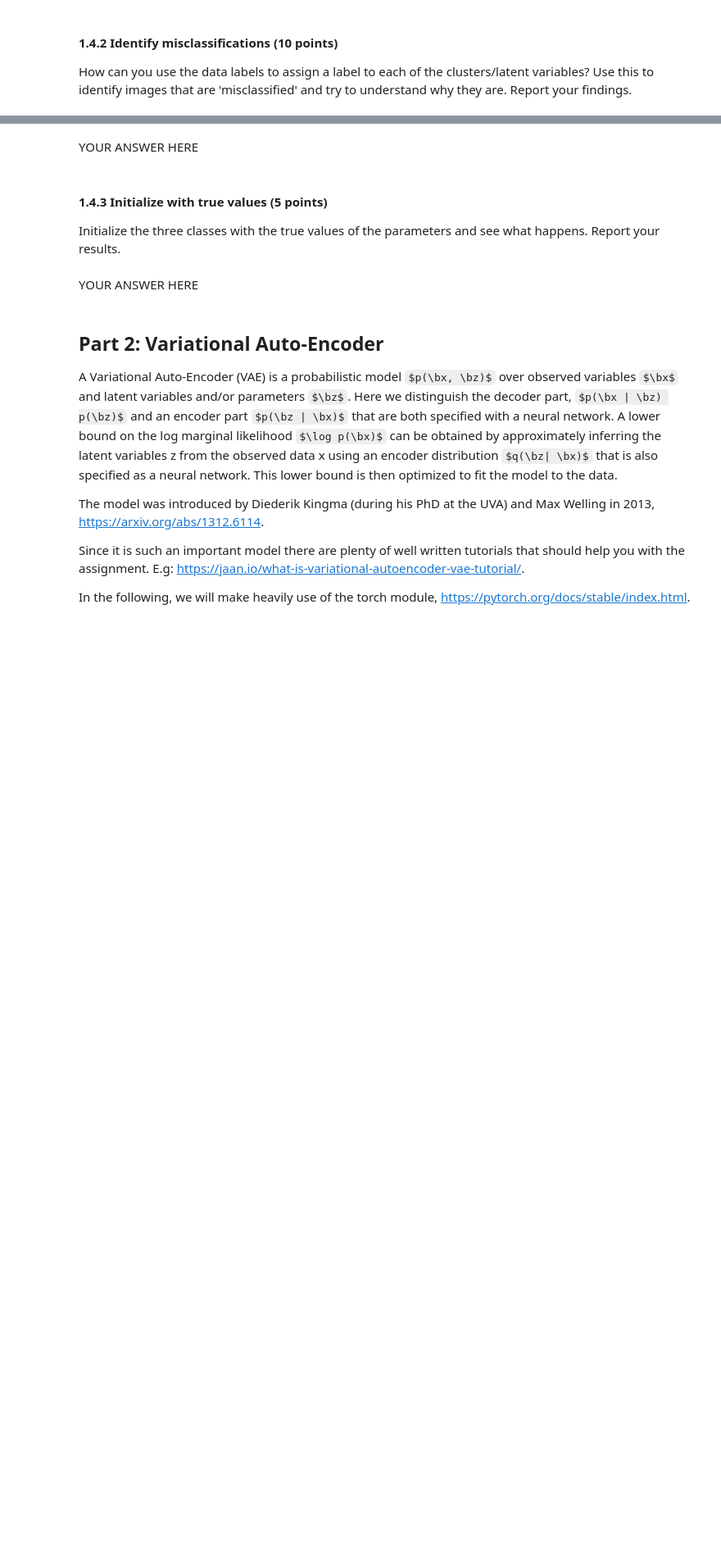
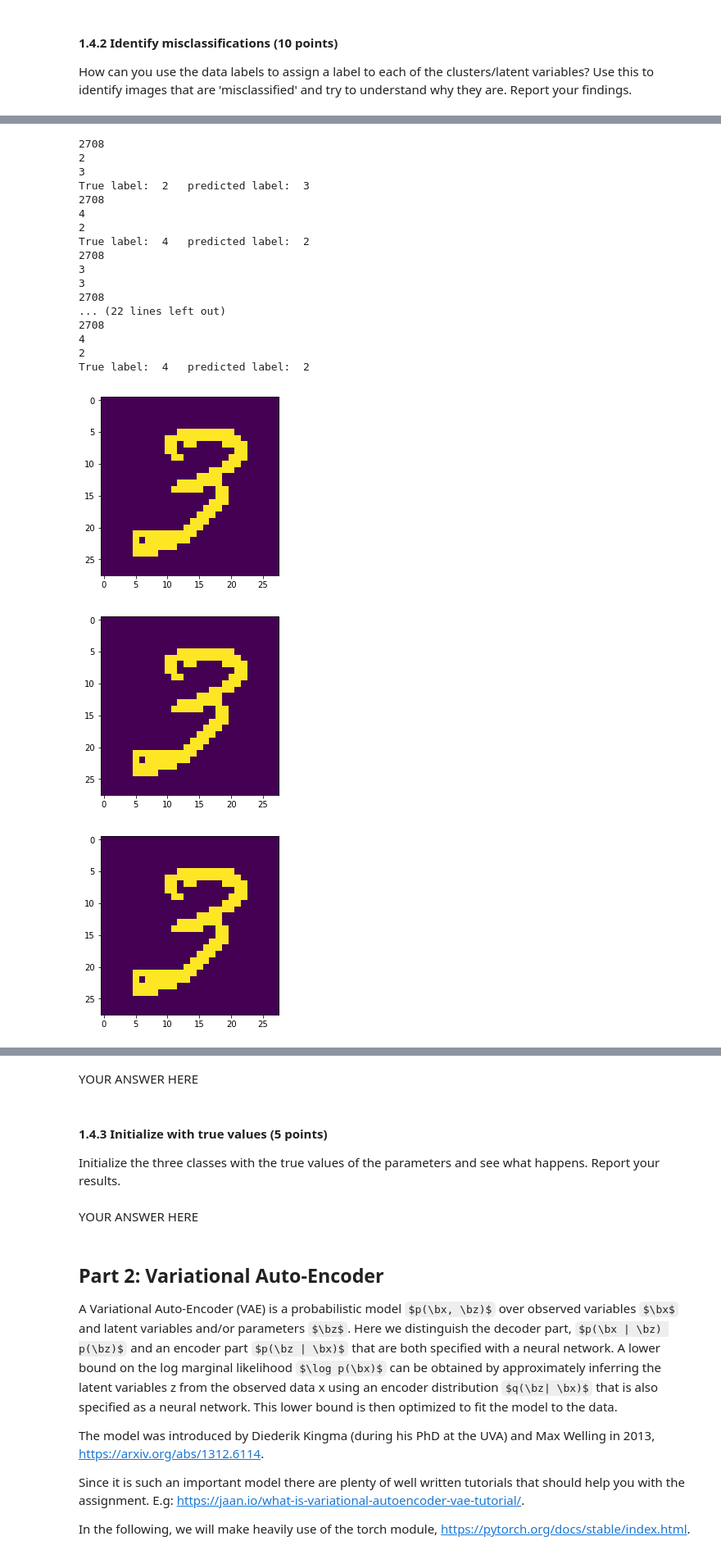
Before and after one commit to JappaB/ML2, a Jupyter notebook: lab3/10260250_10437215_lab3.ipynb, the cells around one changed output, grey strips where cells are left out. Shown at 82% size. Drawn from its saved outputs; the diff is of its cells as text; code cells hidden in the pictures; some formulas as TeX source; blank space fills up the shorter version.

```diff
--- a/lab3/10260250_10437215_lab3.ipynb
+++ b/lab3/10260250_10437215_lab3.ipynb
@@ -308,3 +392,5 @@ YOUR ANSWER HERE
 # %% [markdown]
 #### 1.4.2 Identify misclassifications (10 points)
 How can you use the data labels to assign a label to each of the clusters/latent variables? Use this to identify images that are 'misclassified' and try to understand why they are. Report your findings.
+# %%
+mu, gamma, best_log_likelihood, pi = EM(samples, 3, 200)
@@ -310,0 +415,38 @@ How can you use the data labels to assign a label to each of the clusters/latent
+# %%
+mapping = {0:2, 1:3, 2:4}
+
+for i in range(10):
+    image_index = np.random.choice(len(samples)) # randomly select image
+
+    assigned_k = np.argmax(gamma[image_index,:])
+    predicted_label = mapping[assigned_k]
+    true_label = sample_labels[image_index]
+    print(rand_img)
+    print(true_label)
+    print(predicted_label)
+
+    if (predicted_label != true_label):
+        print("True label: ",true_label,"\t predicted label: ", predicted_label)
+        plt.figure()
+        plt.imshow(samples[image].reshape(28, -1))
+# %% [output]
+2708
+2
+3
+True label:  2   predicted label:  3
+2708
+4
+2
+True label:  4   predicted label:  2
+2708
+3
+3
+2708
+... (22 lines left out)
+2708
+4
+2
+True label:  4   predicted label:  2
+[figure, added]
+[figure, added]
+[figure, added]
```
Also changed, not shown: parts of 20 cells of this notebook.
